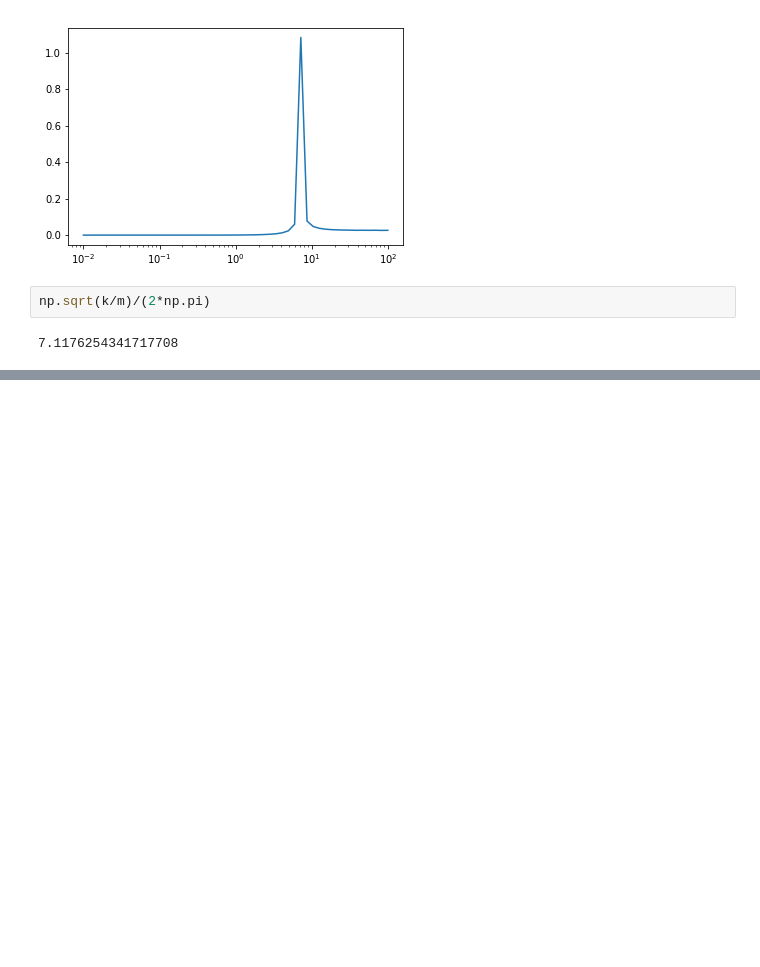
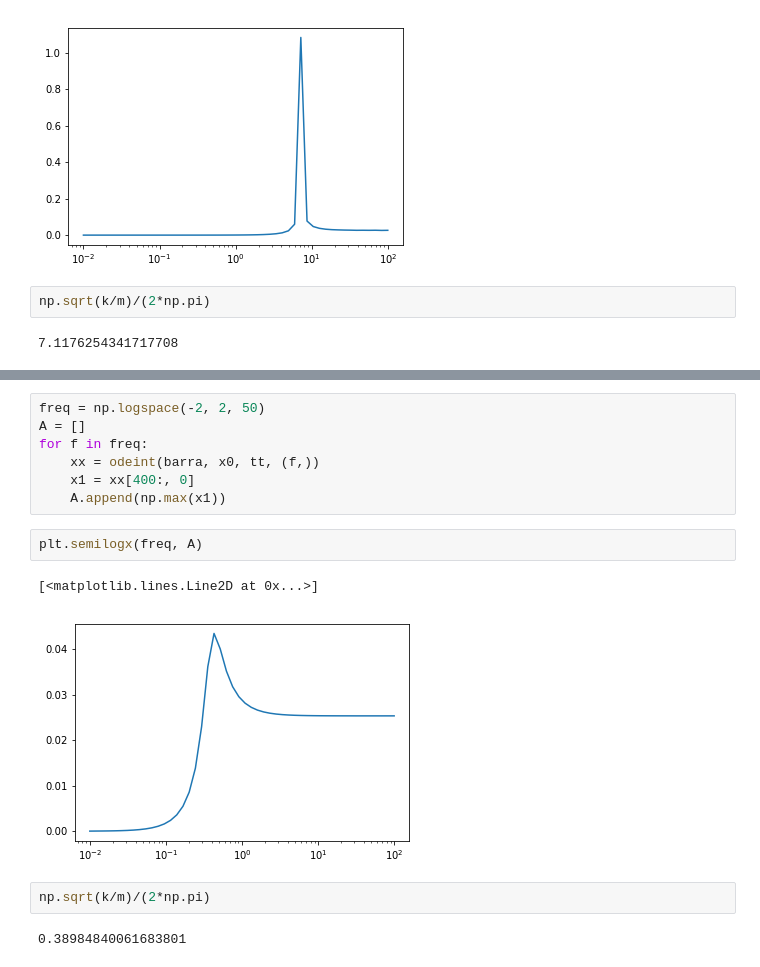
Before and after one commit to AugustoDiaz96/Proyecto-Sismos, a Jupyter notebook: Proyecto sismos.ipynb, the cells around one changed output, grey strips where cells are left out. Drawn from its saved outputs; the diff is of its cells as text; blank space fills up the shorter version.

```diff
--- a/Proyecto sismos.ipynb
+++ b/Proyecto sismos.ipynb
@@ -165,0 +225,16 @@ Los quiero
+# %%
+freq = np.logspace(-2, 2, 50)
+A = []
+for f in freq:
+    xx = odeint(barra, x0, tt, (f,))
+    x1 = xx[400:, 0]
+    A.append(np.max(x1))
+# %%
+plt.semilogx(freq, A)
+# %% [output]
+[<matplotlib.lines.Line2D at 0x...>]
+[figure, added]
+# %%
+np.sqrt(k/m)/(2*np.pi)
+# %% [output]
+0.38984840061683801
```
Also changed, not shown: parts of 6 cells of this notebook.
